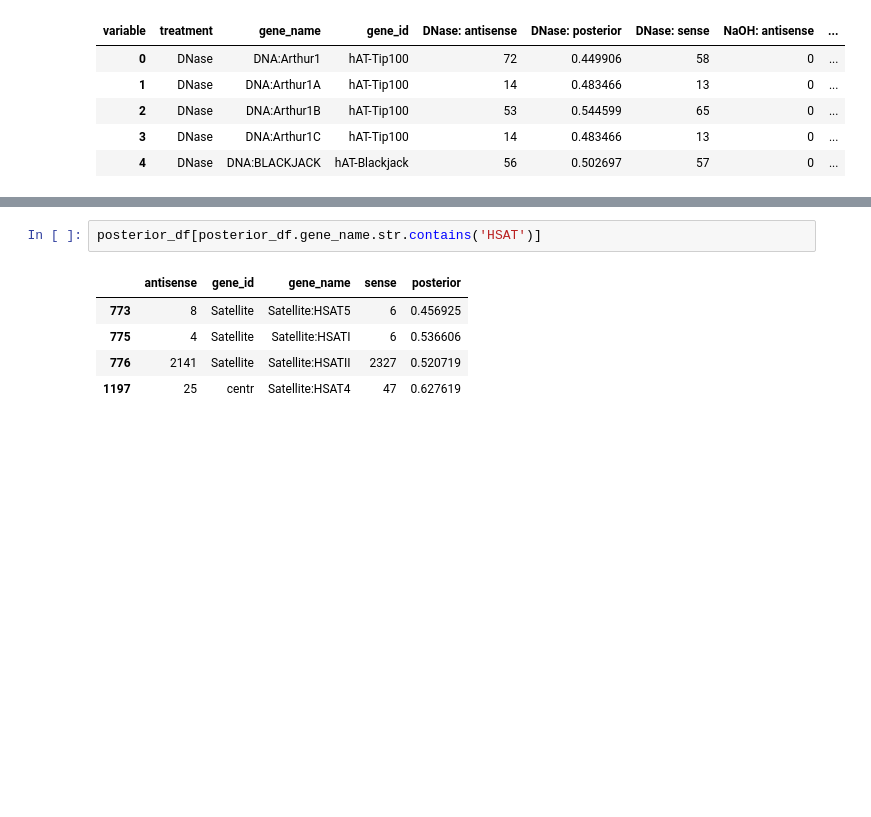
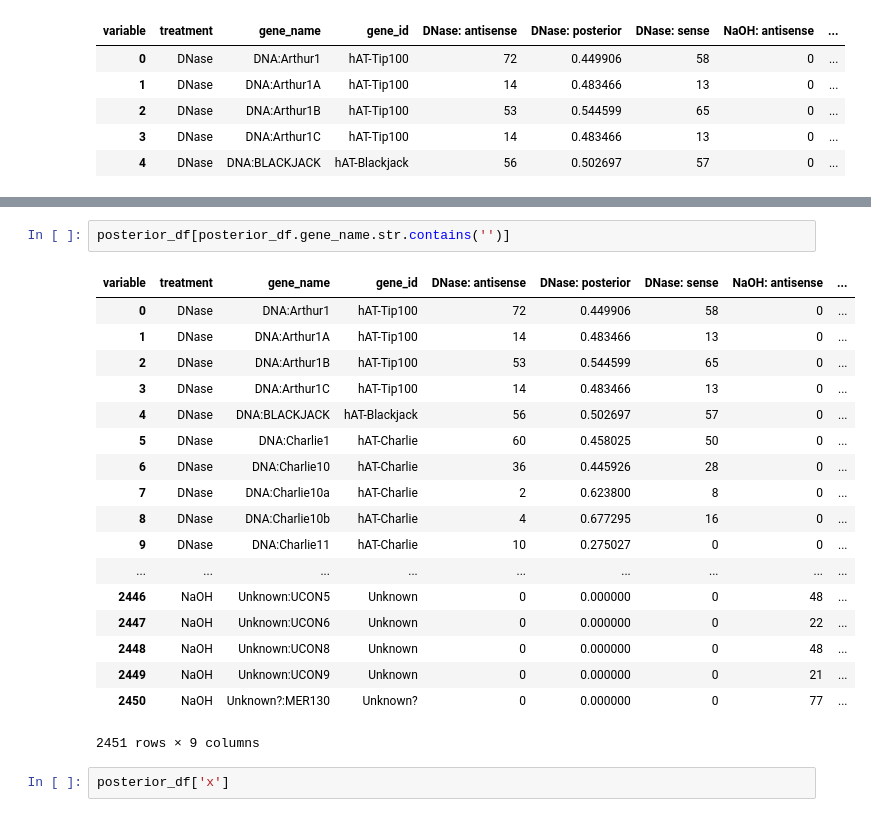
Before and after one commit to wckdouglas/cfNA, a Jupyter notebook: plots/plot_repeats.ipynb, the cells around one changed output, grey strips where cells are left out. Drawn from its saved outputs; the diff is of its cells as text; blank space fills up the shorter version.

```diff
--- a/plots/plot_repeats.ipynb
+++ b/plots/plot_repeats.ipynb
@@ -189,9 +198,24 @@ sns.despine()
 # %%
-posterior_df[posterior_df.gene_name.str.contains('HSAT')]
+posterior_df[posterior_df.gene_name.str.contains('')]
 # %% [output]
-|  | antisense | gene_id | gene_name | sense | posterior |
-| 773 | 8 | Satellite | Satellite:HSAT5 | 6 | 0.456925 |
-| 775 | 4 | Satellite | Satellite:HSATI | 6 | 0.536606 |
-| 776 | 2141 | Satellite | Satellite:HSATII | 2327 | 0.520719 |
-| 1197 | 25 | centr | Satellite:HSAT4 | 47 | 0.627619 |
+| variable | treatment | gene_name | gene_id | DNase: antisense | DNase: posterior | DNase: sense | NaOH: antisense | ... |
+| 0 | DNase | DNA:Arthur1 | hAT-Tip100 | 72 | 0.449906 | 58 | 0 | ... |
+| 1 | DNase | DNA:Arthur1A | hAT-Tip100 | 14 | 0.483466 | 13 | 0 | ... |
+| 2 | DNase | DNA:Arthur1B | hAT-Tip100 | 53 | 0.544599 | 65 | 0 | ... |
+| 3 | DNase | DNA:Arthur1C | hAT-Tip100 | 14 | 0.483466 | 13 | 0 | ... |
+| 4 | DNase | DNA:BLACKJACK | hAT-Blackjack | 56 | 0.502697 | 57 | 0 | ... |
+| 5 | DNase | DNA:Charlie1 | hAT-Charlie | 60 | 0.458025 | 50 | 0 | ... |
+| 6 | DNase | DNA:Charlie10 | hAT-Charlie | 36 | 0.445926 | 28 | 0 | ... |
+| 7 | DNase | DNA:Charlie10a | hAT-Charlie | 2 | 0.623800 | 8 | 0 | ... |
+| 8 | DNase | DNA:Charlie10b | hAT-Charlie | 4 | 0.677295 | 16 | 0 | ... |
+| 9 | DNase | DNA:Charlie11 | hAT-Charlie | 10 | 0.275027 | 0 | 0 | ... |
+| ... | ... | ... | ... | ... | ... | ... | ... | ... |
+| 2446 | NaOH | Unknown:UCON5 | Unknown | 0 | 0.000000 | 0 | 48 | ... |
+| 2447 | NaOH | Unknown:UCON6 | Unknown | 0 | 0.000000 | 0 | 22 | ... |
+| 2448 | NaOH | Unknown:UCON8 | Unknown | 0 | 0.000000 | 0 | 48 | ... |
+| 2449 | NaOH | Unknown:UCON9 | Unknown | 0 | 0.000000 | 0 | 21 | ... |
+| 2450 | NaOH | Unknown?:MER130 | Unknown? | 0 | 0.000000 | 0 | 77 | ... |
+2451 rows × 9 columns
+# %%
+posterior_df['x']
 # %%
```
Also changed, not shown: parts of 8 cells of this notebook, 6 other files.
